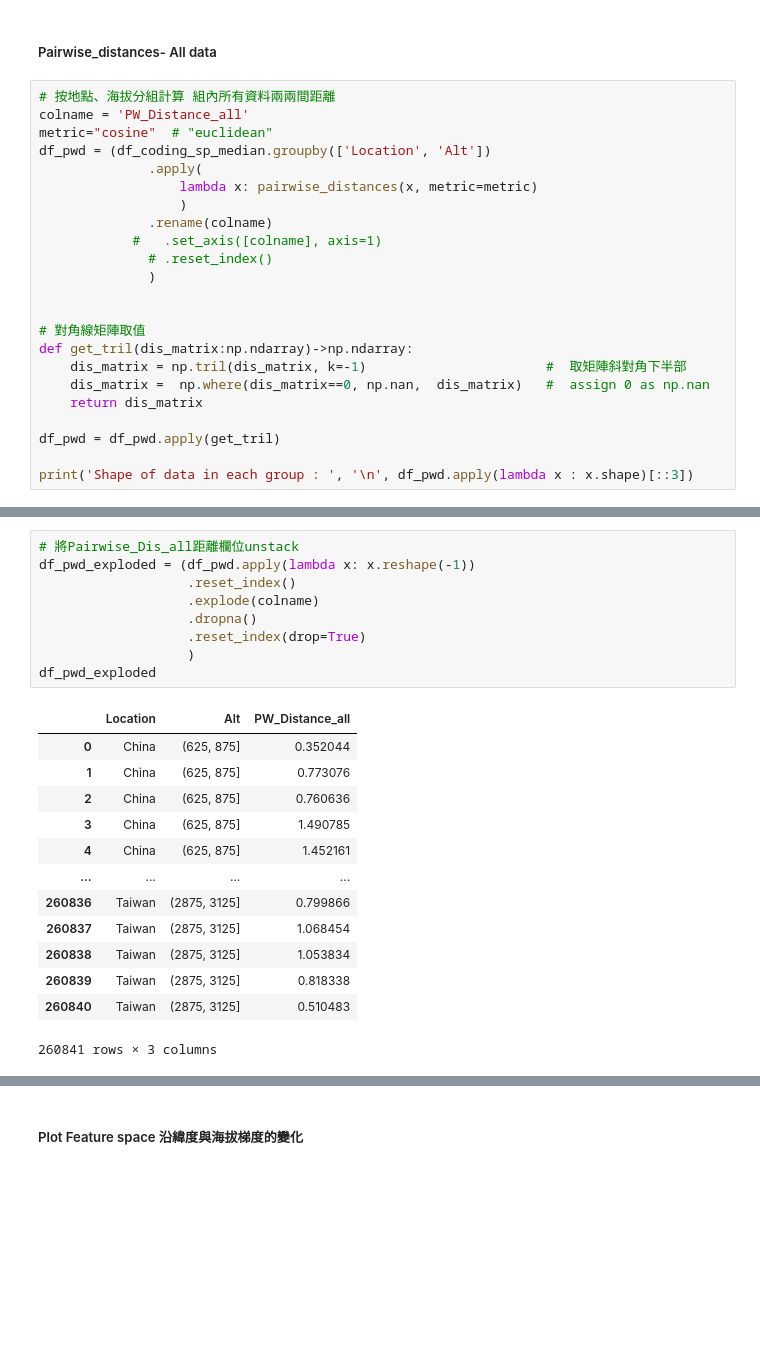
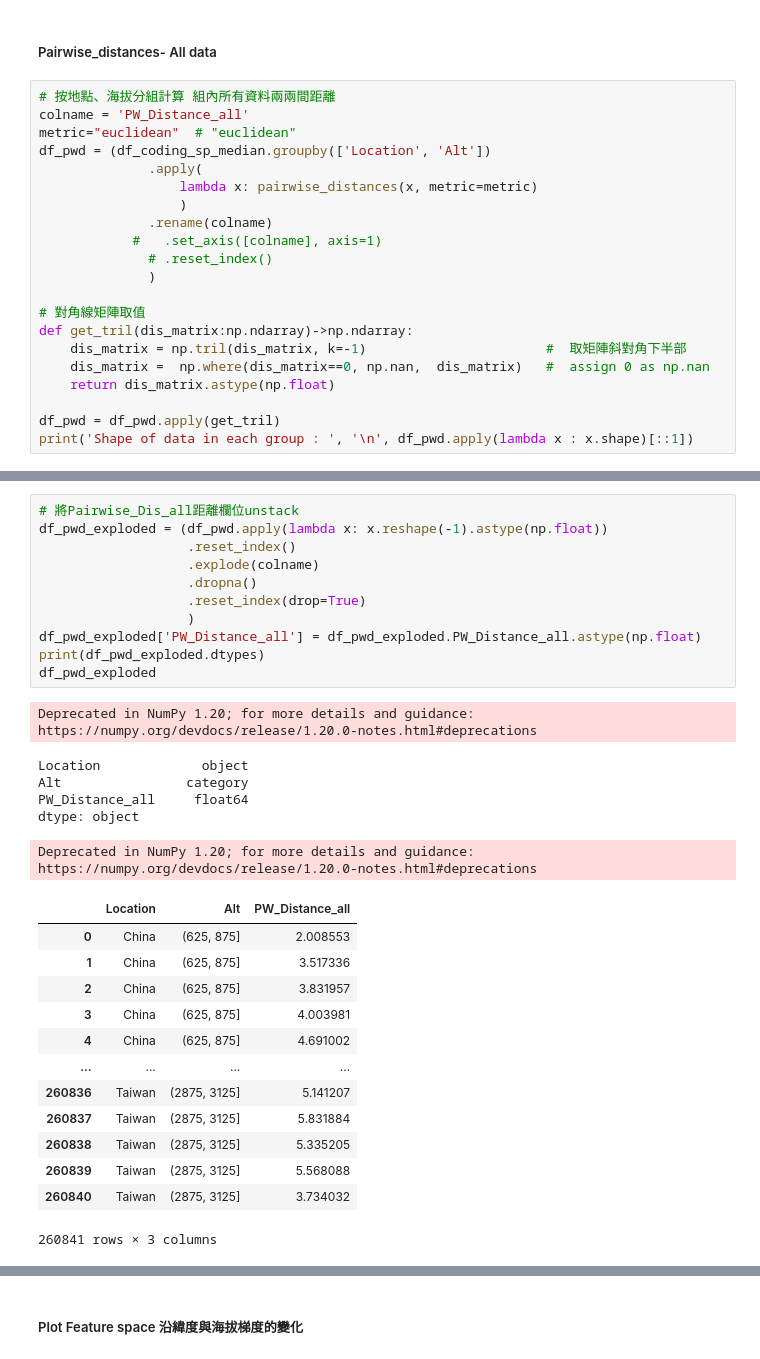
Before and after one commit to YunghuiHsu/Moth_Project, a Jupyter notebook: Moth_thermal/vsc/explore_LatentSpace.ipynb, the cells around one changed output, grey strips where cells are left out. Cells and saved outputs as stored; diff of their text form; blank space fills up the shorter version.

```diff
--- a/Moth_thermal/vsc/explore_LatentSpace.ipynb
+++ b/Moth_thermal/vsc/explore_LatentSpace.ipynb
@@ -1022,7 +1026,7 @@ plot_boxplot(df_dis_0,colname)
 # %%
 # 按地點、海拔分組計算 組內所有資料兩兩間距離
 colname = 'PW_Distance_all'
-metric="cosine"  # "euclidean"
+metric="euclidean"  # "euclidean"
 df_pwd = (df_coding_sp_median.groupby(['Location', 'Alt'])
               .apply(
                   lambda x: pairwise_distances(x, metric=metric)
@@ -1032,16 +1036,14 @@ df_pwd = (df_coding_sp_median.groupby(['Location', 'Alt'])
               # .reset_index()
               )
 
-
 # 對角線矩陣取值
 def get_tril(dis_matrix:np.ndarray)->np.ndarray:
     dis_matrix = np.tril(dis_matrix, k=-1)                       #  取矩陣斜對角下半部
     dis_matrix =  np.where(dis_matrix==0, np.nan,  dis_matrix)   #  assign 0 as np.nan
-    return dis_matrix
+    return dis_matrix.astype(np.float)
 
 df_pwd = df_pwd.apply(get_tril)
-
-print('Shape of data in each group : ', '\n', df_pwd.apply(lambda x : x.shape)[::3])
+print('Shape of data in each group : ', '\n', df_pwd.apply(lambda x : x.shape)[::1])
 # %% [output]
 Shape of data in each group :
  Location  Alt
@@ -1068,26 +1074,34 @@ array([array([[       nan,        nan,        nan],
 # %%
 # 將Pairwise_Dis_all距離欄位unstack
-df_pwd_exploded = (df_pwd.apply(lambda x: x.reshape(-1))
+df_pwd_exploded = (df_pwd.apply(lambda x: x.reshape(-1).astype(np.float))
                    .reset_index()
                    .explode(colname)
                    .dropna()
                    .reset_index(drop=True)
                    )
+df_pwd_exploded['PW_Distance_all'] = df_pwd_exploded.PW_Distance_all.astype(np.float)
+print(df_pwd_exploded.dtypes)
 df_pwd_exploded
 # %% [output]
+Deprecated in NumPy 1.20; for more details and guidance: https://numpy.org/devdocs/release/1.20.0-notes.html#deprecations
+Location             object
+Alt                category
+PW_Distance_all     float64
+dtype: object
+Deprecated in NumPy 1.20; for more details and guidance: https://numpy.org/devdocs/release/1.20.0-notes.html#deprecations
 |  | Location | Alt | PW_Distance_all |
-| 0 | China | (625, 875] | 0.352044 |
-| 1 | China | (625, 875] | 0.773076 |
-| 2 | China | (625, 875] | 0.760636 |
-| 3 | China | (625, 875] | 1.490785 |
-| 4 | China | (625, 875] | 1.452161 |
+| 0 | China | (625, 875] | 2.008553 |
+| 1 | China | (625, 875] | 3.517336 |
+| 2 | China | (625, 875] | 3.831957 |
+| 3 | China | (625, 875] | 4.003981 |
+| 4 | China | (625, 875] | 4.691002 |
 | ... | ... | ... | ... |
-| 260836 | Taiwan | (2875, 3125] | 0.799866 |
-| 260837 | Taiwan | (2875, 3125] | 1.068454 |
-| 260838 | Taiwan | (2875, 3125] | 1.053834 |
-| 260839 | Taiwan | (2875, 3125] | 0.818338 |
-| 260840 | Taiwan | (2875, 3125] | 0.510483 |
+| 260836 | Taiwan | (2875, 3125] | 5.141207 |
+| 260837 | Taiwan | (2875, 3125] | 5.831884 |
+| 260838 | Taiwan | (2875, 3125] | 5.335205 |
+| 260839 | Taiwan | (2875, 3125] | 5.568088 |
+| 260840 | Taiwan | (2875, 3125] | 3.734032 |
-260841 rows × 3 columns
+260841 rows × 3 columns
 # %%
 # plot boxplot
 colname = 'PW_Distance_all'
```
Also changed, not shown: parts of 19 cells of this notebook.
